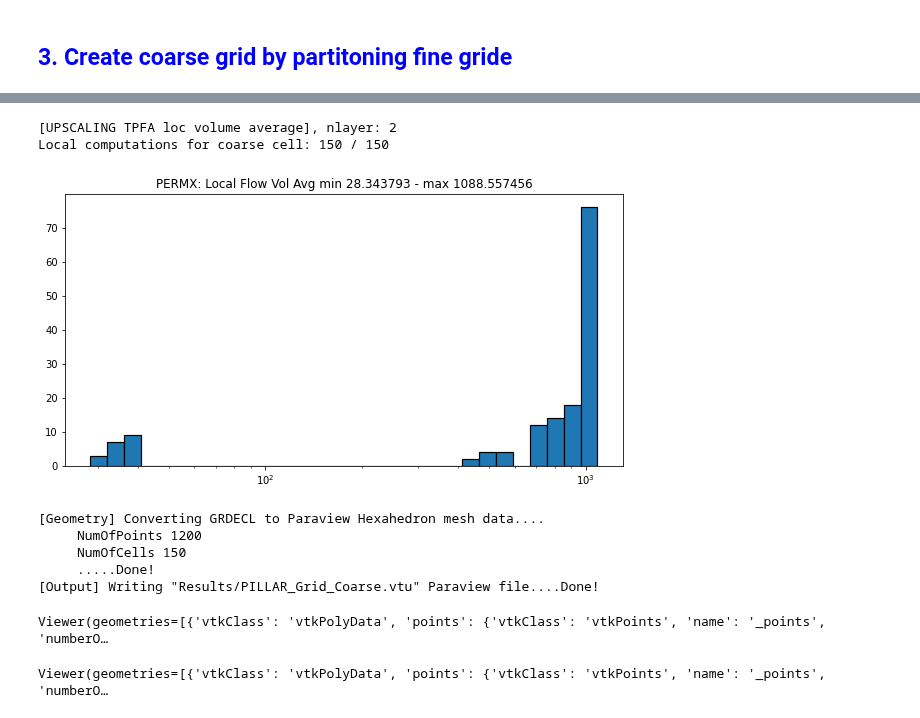
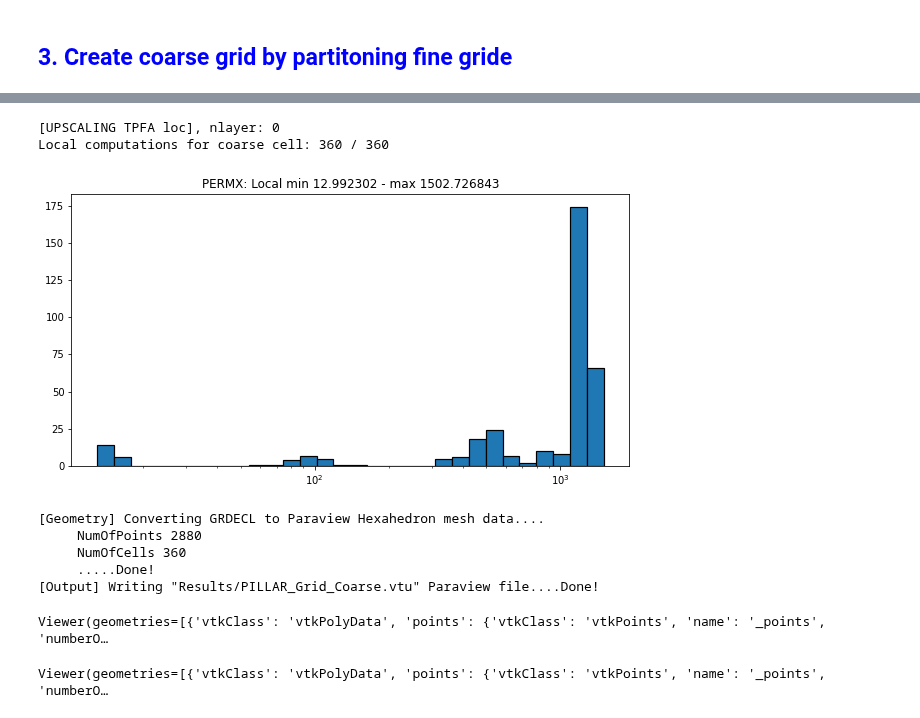
Before and after one commit to BinWang0213/PyGRDECL, a Jupyter notebook: Upscaling_Simplecrdecl.ipynb, the cells around one changed output, grey strips where cells are left out. Drawn from its saved outputs; the diff is of its cells as text; code cells hidden in the pictures.

```diff
--- a/Upscaling_Simplecrdecl.ipynb
+++ b/Upscaling_Simplecrdecl.ipynb
@@ -11,7 +11,7 @@ from GRDECL2VTK import *
 physDims=[2000.0,1000,500]
 
 # 1.2 Set model grid dimensions in gridDims
-Nx=50;  Ny=50;  Nz=Nx
+Nx=30;  Ny=50;  Nz=Nx
 gridDims=[Nx,Ny,Nz]
 
 # 1.3 Set corner point grid options
@@ -76,7 +76,7 @@ Viewer(geometries=[{'vtkClass': 'vtkPolyData', 'points': {'vtkClass': 'vtkPoints
 ## <span style="color:blue"> 3. Create coarse grid by partitoning fine gride</span>
 # %%
 # 3.1 Set coarsening factor (grid dimensions of coarse cells)
-Model.GRDECL_Data.coarse2fine_ratio=[10]*3
+Model.GRDECL_Data.coarse2fine_ratio=[5]*3
 
 # 3.2 Create coarse grid and upscale porosity
 Model2=Model.create_coarse_model()
@@ -109,20 +109,20 @@ Viewer(geometries=[{'vtkClass': 'vtkPolyData', 'points': {'vtkClass': 'vtkPoints
 Viewer(geometries=[{'vtkClass': 'vtkPolyData', 'points': {'vtkClass': 'vtkPoints', 'name': '_points', 'numberO…
 # %%
 # 3.3 Upscaling
-Model.Upscaler.nlayer=2
-Model.Upscale_Perm('TPFA_loc_vol_average')
+Model.Upscaler.nlayer=0
+Model.Upscale_Perm('TPFA_loc')
 
 # 3.3 Compute Pressure for coarse model
 Model2.compute_TPFA_Pressure(Press_inj=1,direction="i",Fault_opt=opt )
 # # Model.two_plots_scalar("Pressure").show(False)
 Model2.plot_scalar("Pressure").show()
 # %% [output]
-[UPSCALING TPFA loc volume average], nlayer: 2
-Local computations for coarse cell: 150 / 150
+[UPSCALING TPFA loc], nlayer: 0
+Local computations for coarse cell: 360 / 360
-[figure, old version]
+[figure, new version]
 [Geometry] Converting GRDECL to Paraview Hexahedron mesh data....
-     NumOfPoints 1200
-     NumOfCells 150
+     NumOfPoints 2880
+     NumOfCells 360
      .....Done!
 [Output] Writing "Results/PILLAR_Grid_Coarse.vtu" Paraview file....Done!
 Viewer(geometries=[{'vtkClass': 'vtkPolyData', 'points': {'vtkClass': 'vtkPoints', 'name': '_points', 'numberO…
```
Also changed, not shown: parts of 5 cells of this notebook, 3 other files.
